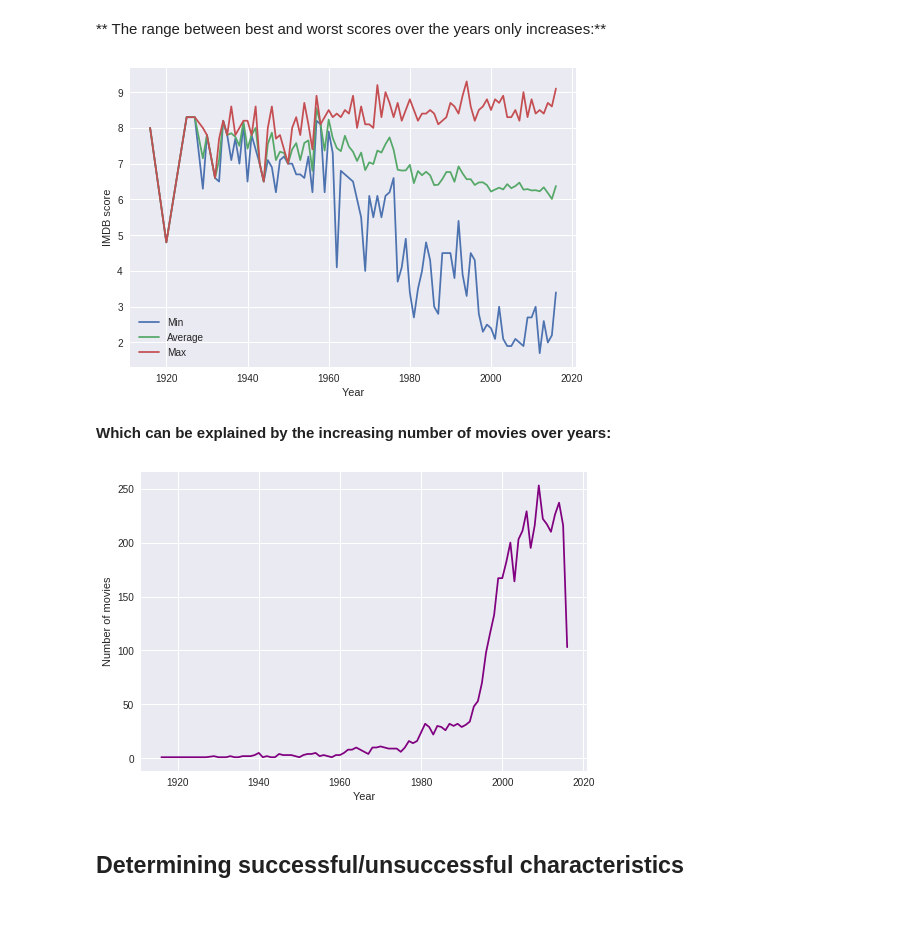
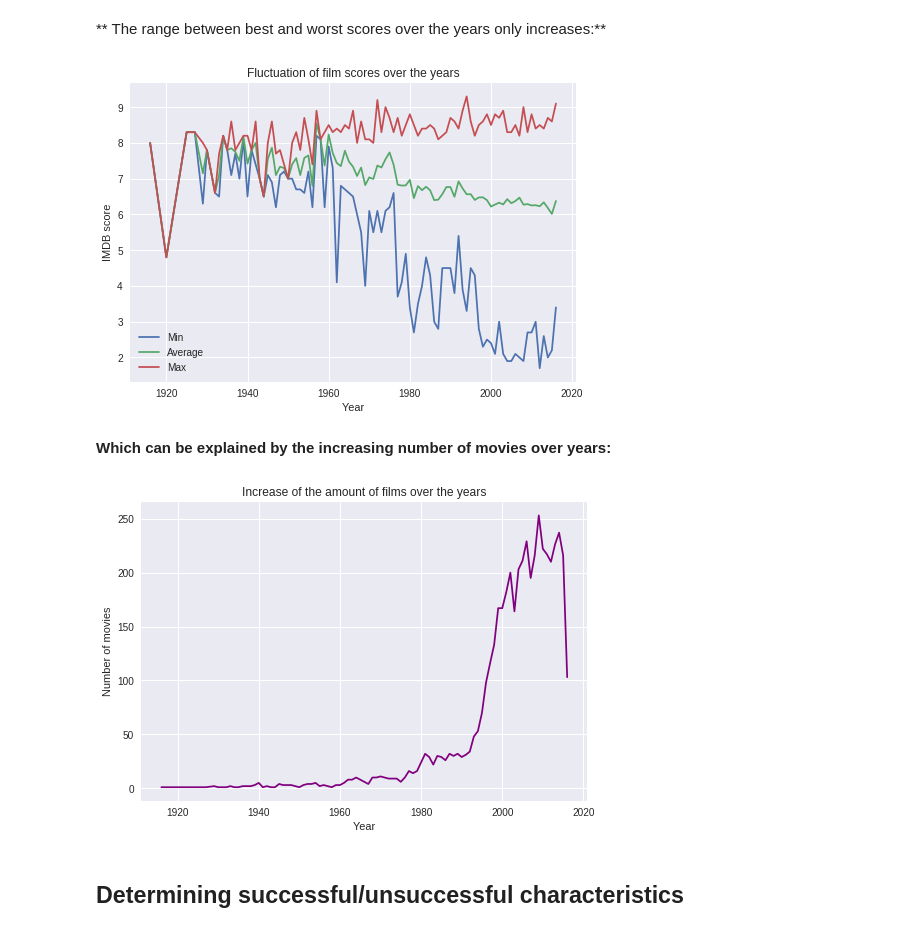
Before and after one commit to myroslavarm/MovieAnalysis, a Jupyter notebook: movieanalysis.ipynb, the cells around one changed output. Cells and saved outputs as stored; diff of their text form; code cells hidden in the pictures.

```diff
--- a/movieanalysis.ipynb
+++ b/movieanalysis.ipynb
@@ -207,28 +219,30 @@ scores_by_years.head()
 # %%
 years = scores_by_years.index
 avg_scores = scores_by_years['Average']
 min_scores = scores_by_years['Min']
 max_scores = scores_by_years['Max']
 num_movies = scores_by_years['Count']
 
 plt.plot(years, min_scores)
 plt.plot(years, avg_scores)
 plt.plot(years, max_scores)
 plt.xlabel('Year')
 plt.ylabel('IMDB score')
+plt.title('Fluctuation of film scores over the years')
 plt.legend()
 plt.show()
 # %% [output]
-[figure, old version]
+[figure, new version]
 # %% [markdown]
 **Which can be explained by the increasing number of movies over years:**
 # %%
 plt.plot(years, num_movies, color='purple')
 plt.xlabel('Year')
 plt.ylabel('Number of movies')
+plt.title('Increase of the amount of films over the years')
 plt.show()
 # %% [output]
-[figure, old version]
+[figure, new version]
 # %% [markdown]
 ## Determining successful/unsuccessful characteristics
 # %%
```
Also changed, not shown: parts of 18 cells of this notebook.
